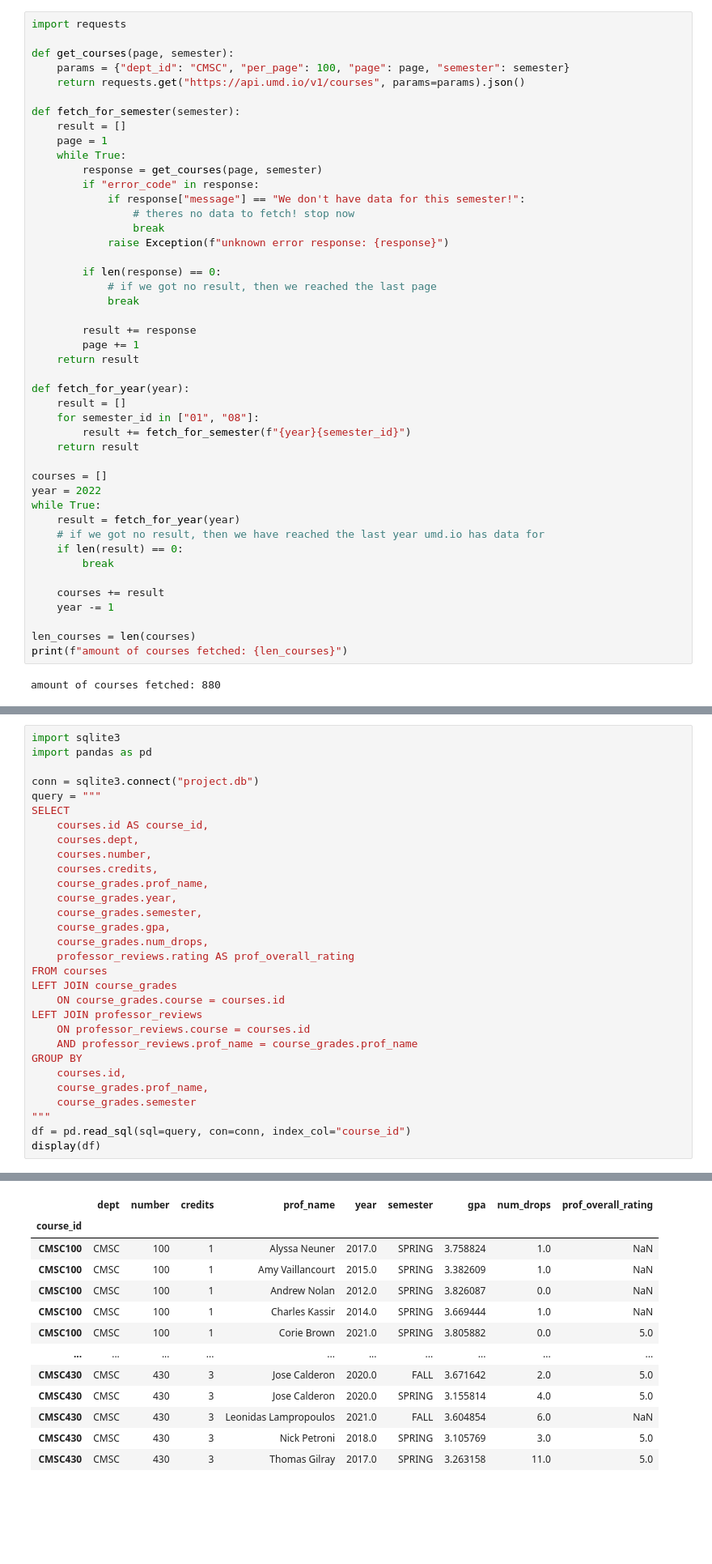
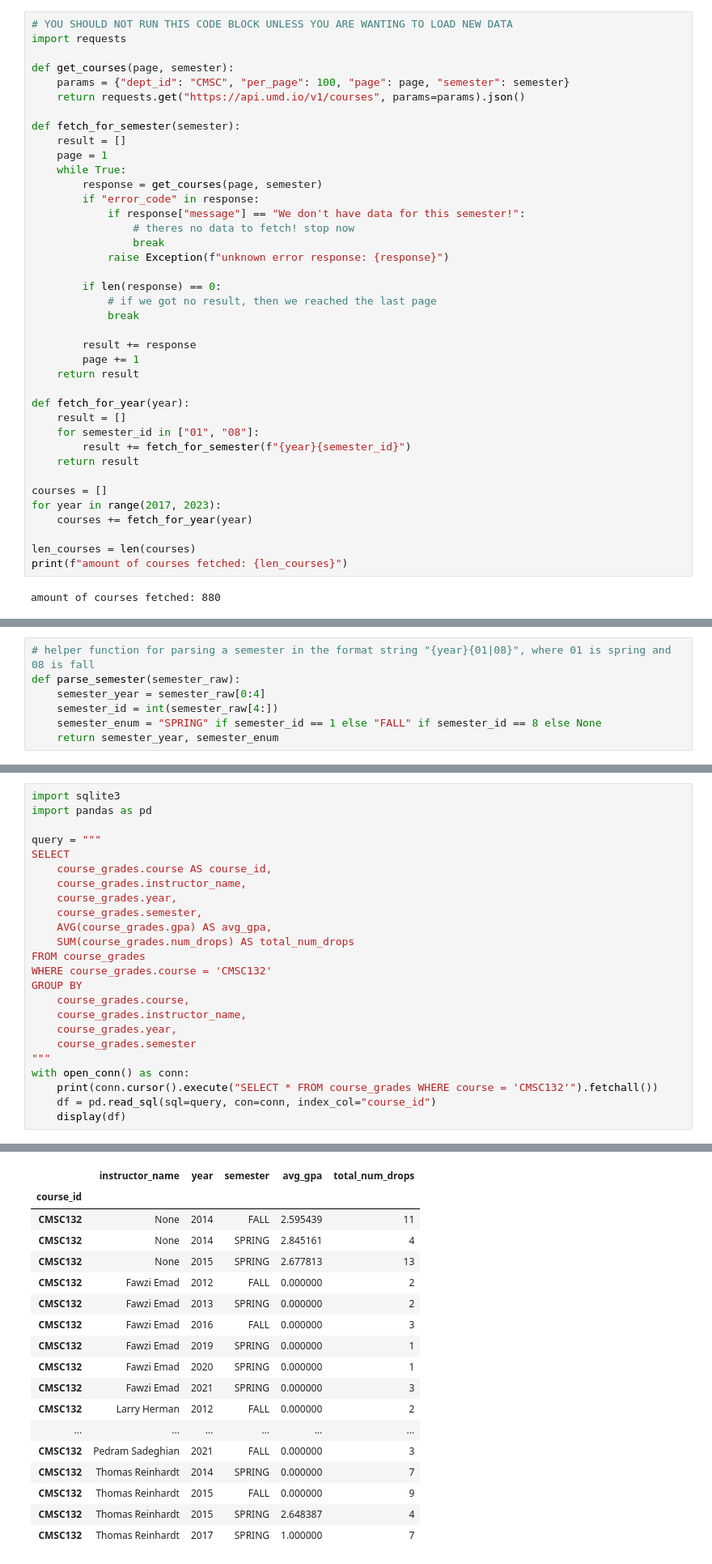
Before and after one commit to WesJD/cmsc320-final, a Jupyter notebook: project.ipynb, the cells around one changed output, grey strips where cells are left out. Shown: that part at 81% size. Cells and saved outputs as stored; diff of their text form; blank space fills up the shorter version.

Commit message:
current fetching code

```diff
--- a/project.ipynb
+++ b/project.ipynb
@@ -32,6 +35,7 @@ First, we need to get a list of all of the courses that are available within the
 1. The API returns results in a paginated form, and we can only request up to 100 entries on each page. So, if there are more courses than 100 for a single set of request parameters, we need to keep fetching the next page until there are no more results to return.
 2. The API is supposed to support being able to request all courses less than or equal to (`leq`) than a semester, but the API seems to be broken and does not accept strings longer than six characters. To provide the `leq` option, we would need to provide `202008|leq` for the semester parameter, which is 10 characters long. To work around this issue, we start at the current year (`2022`) and iteratively make a call for both the spring `01` semester and `08` fall semesters for each year, decrementing the year each iteration.
 # %%
+# YOU SHOULD NOT RUN THIS CODE BLOCK UNLESS YOU ARE WANTING TO LOAD NEW DATA
 import requests
 
 def get_courses(page, semester):
@@ -64,15 +68,8 @@ def fetch_for_year(year):
     return result
 
 courses = []
-year = 2022
-while True:
-    result = fetch_for_year(year)
-    # if we got no result, then we have reached the last year umd.io has data for
-    if len(result) == 0:
-        break
-
-    courses += result
-    year -= 1
+for year in range(2017, 2023):
+    courses += fetch_for_year(year)
 
 len_courses = len(courses)
 print(f"amount of courses fetched: {len_courses}")
@@ -82,4 +79,11 @@ amount of courses fetched: 880
 Now, we will write this information to our database to be able to use later without re-fetching from the `umd.io` API. When we see duplicate courses, that means we have already placed these in our database and will ignore the error result.
 
 As we are writing data to the database, we are parsing out the semester field of the API result to split it into the year and semester category that it represents. In the database, we represent the fall and spring semesters as the enum values `FALL` and `SPRING` respectively.
+# %%
+# helper function for parsing a semester in the format string "{year}{01|08}", where 01 is spring and 08 is fall
+def parse_semester(semester_raw):
+    semester_year = semester_raw[0:4]
+    semester_id = int(semester_raw[4:])
+    semester_enum = "SPRING" if semester_id == 1 else "FALL" if semester_id == 8 else None
+    return semester_year, semester_enum
 # %%
@@ -353,30 +342,24 @@ ZeroDivisionError: float division by zero
 import sqlite3
 import pandas as pd
 
-conn = sqlite3.connect("project.db")
 query = """
 SELECT
-    courses.id AS course_id,
-    courses.dept,
-    courses.number,
-    courses.credits,
-    course_grades.prof_name,
+    course_grades.course AS course_id,
+    course_grades.instructor_name,
     course_grades.year,
     course_grades.semester,
-    course_grades.gpa,
-    course_grades.num_drops,
-    professor_reviews.rating AS prof_overall_rating
-FROM courses
-LEFT JOIN course_grades
-    ON course_grades.course = courses.id
-LEFT JOIN professor_reviews
-    ON professor_reviews.course = courses.id
-    AND professor_reviews.prof_name = course_grades.prof_name
+    AVG(course_grades.gpa) AS avg_gpa,
+    SUM(course_grades.num_drops) AS total_num_drops
+FROM course_grades
+WHERE course_grades.course = 'CMSC132'
 GROUP BY
-    courses.id,
-    course_grades.prof_name,
+    course_grades.course,
+    course_grades.instructor_name,
+    course_grades.year,
     course_grades.semester
 """
-df = pd.read_sql(sql=query, con=conn, index_col="course_id")
-display(df)
+with open_conn() as conn:
+    print(conn.cursor().execute("SELECT * FROM course_grades WHERE course = 'CMSC132'").fetchall())
+    df = pd.read_sql(sql=query, con=conn, index_col="course_id")
+    display(df)
 # %% [output]
@@ -383,13 +367,18 @@ display(df)
-|  | dept | number | credits | prof_name | year | semester | gpa | num_drops | prof_overall_rating |
-| course_id |  |  |  |  |  |  |  |  |  |
-| CMSC100 | CMSC | 100 | 1 | Alyssa Neuner | 2017.0 | SPRING | 3.758824 | 1.0 | NaN |
-| CMSC100 | CMSC | 100 | 1 | Amy Vaillancourt | 2015.0 | SPRING | 3.382609 | 1.0 | NaN |
-| CMSC100 | CMSC | 100 | 1 | Andrew Nolan | 2012.0 | SPRING | 3.826087 | 0.0 | NaN |
-| CMSC100 | CMSC | 100 | 1 | Charles Kassir | 2014.0 | SPRING | 3.669444 | 1.0 | NaN |
-| CMSC100 | CMSC | 100 | 1 | Corie Brown | 2021.0 | SPRING | 3.805882 | 0.0 | 5.0 |
-| ... | ... | ... | ... | ... | ... | ... | ... | ... | ... |
-| CMSC430 | CMSC | 430 | 3 | Jose Calderon | 2020.0 | FALL | 3.671642 | 2.0 | 5.0 |
-| CMSC430 | CMSC | 430 | 3 | Jose Calderon | 2020.0 | SPRING | 3.155814 | 4.0 | 5.0 |
-| CMSC430 | CMSC | 430 | 3 | Leonidas Lampropoulos | 2021.0 | FALL | 3.604854 | 6.0 | NaN |
-| CMSC430 | CMSC | 430 | 3 | Nick Petroni | 2018.0 | SPRING | 3.105769 | 3.0 | 5.0 |
-| CMSC430 | CMSC | 430 | 3 | Thomas Gilray | 2017.0 | SPRING | 3.263158 | 11.0 | 5.0 |
+|  | instructor_name | year | semester | avg_gpa | total_num_drops |
+| course_id |  |  |  |  |  |
+| CMSC132 | None | 2014 | FALL | 2.595439 | 11 |
+| CMSC132 | None | 2014 | SPRING | 2.845161 | 4 |
+| CMSC132 | None | 2015 | SPRING | 2.677813 | 13 |
+| CMSC132 | Fawzi Emad | 2012 | FALL | 0.000000 | 2 |
+| CMSC132 | Fawzi Emad | 2013 | SPRING | 0.000000 | 2 |
+| CMSC132 | Fawzi Emad | 2016 | FALL | 0.000000 | 3 |
+| CMSC132 | Fawzi Emad | 2019 | SPRING | 0.000000 | 1 |
+| CMSC132 | Fawzi Emad | 2020 | SPRING | 0.000000 | 1 |
+| CMSC132 | Fawzi Emad | 2021 | SPRING | 0.000000 | 3 |
+| CMSC132 | Larry Herman | 2012 | FALL | 0.000000 | 2 |
+| ... | ... | ... | ... | ... | ... |
+| CMSC132 | Pedram Sadeghian | 2021 | FALL | 0.000000 | 3 |
+| CMSC132 | Thomas Reinhardt | 2014 | SPRING | 0.000000 | 7 |
+| CMSC132 | Thomas Reinhardt | 2015 | FALL | 0.000000 | 9 |
+| CMSC132 | Thomas Reinhardt | 2015 | SPRING | 2.648387 | 4 |
+| CMSC132 | Thomas Reinhardt | 2017 | SPRING | 1.000000 | 7 |
```
Also changed, not shown: parts of 11 cells of this notebook, 2 other files.
